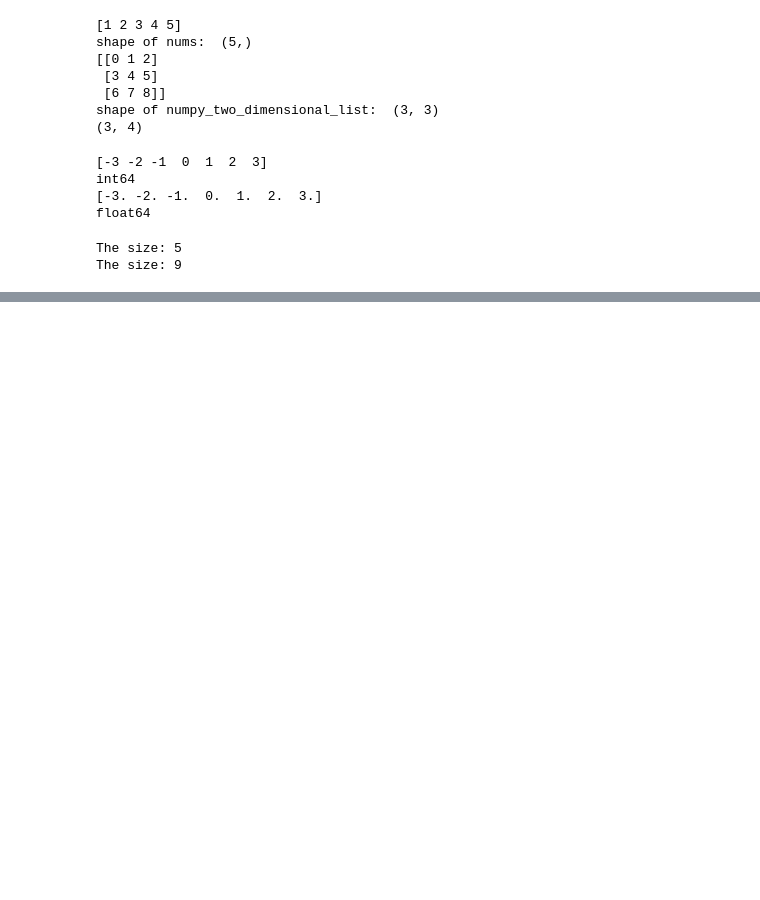
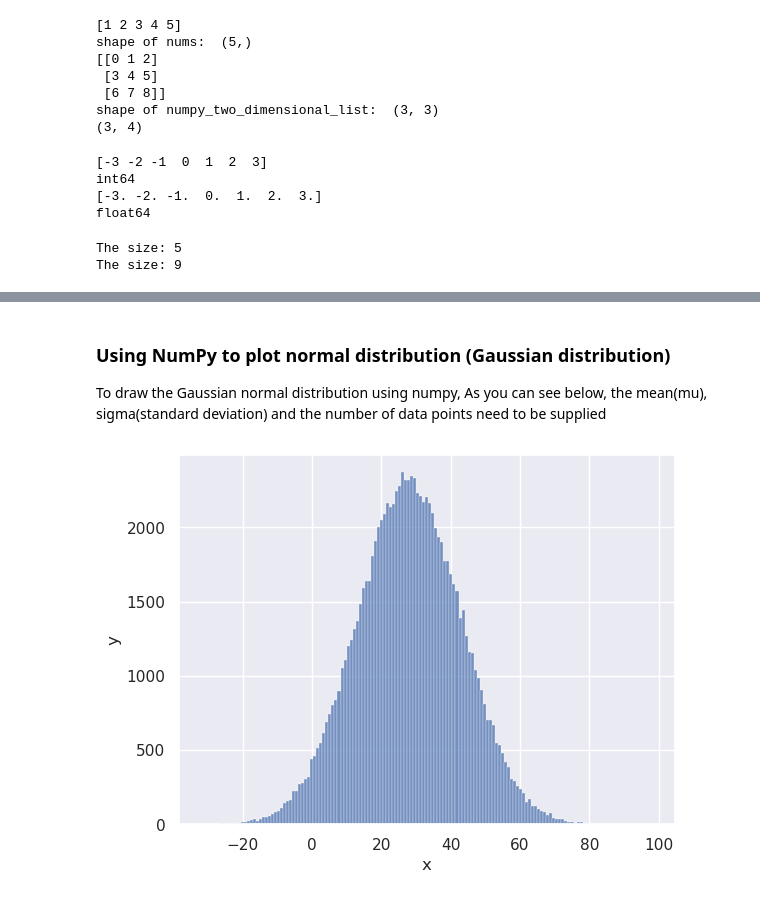
Before and after one commit to salizee/PythonPractice24, a Jupyter notebook: day_024/numpy_day_24_exercises.ipynb, the cells around one changed output, grey strips where cells are left out. Cells and saved outputs as stored; diff of their text form; code cells hidden in the pictures; blank space fills up the shorter version.

```diff
--- a/day_024/numpy_day_24_exercises.ipynb
+++ b/day_024/numpy_day_24_exercises.ipynb
@@ -147,0 +825,16 @@ The size: 9
+# %% [markdown]
+### Using NumPy to plot normal distribution (Gaussian distribution)
+
+
+To draw the Gaussian normal distribution using numpy,  As you can see below,  the mean(mu), sigma(standard deviation) and the number of data points need to be supplied
+# %%
+mu = 28
+sigma = 15
+samples = 100000
+
+x = np.random.normal(mu, sigma, samples)
+ax = sns.histplot(x);   # distplot has been deprecated, replaced by histplot and displot
+ax.set(xlabel="x", ylabel='y')
+plt.show()
+# %% [output]
+[figure, added]
```
Also changed, not shown: parts of 86 cells of this notebook.
